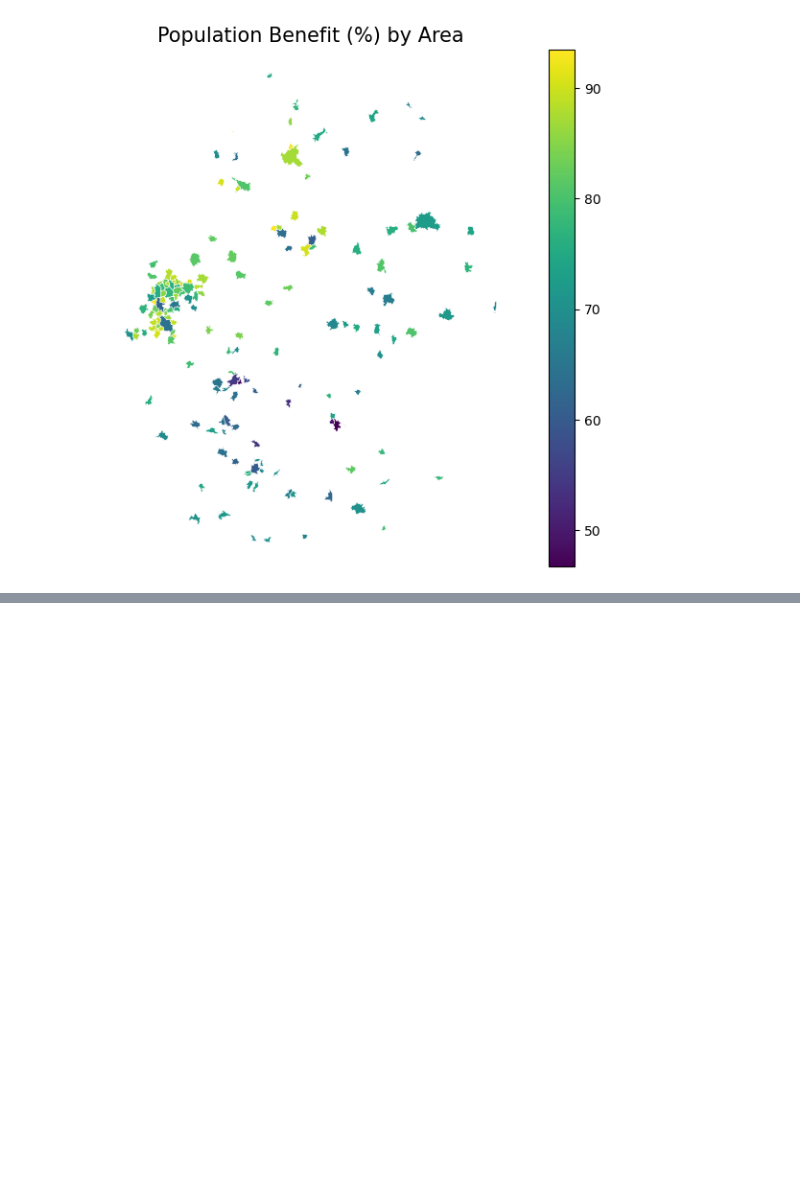
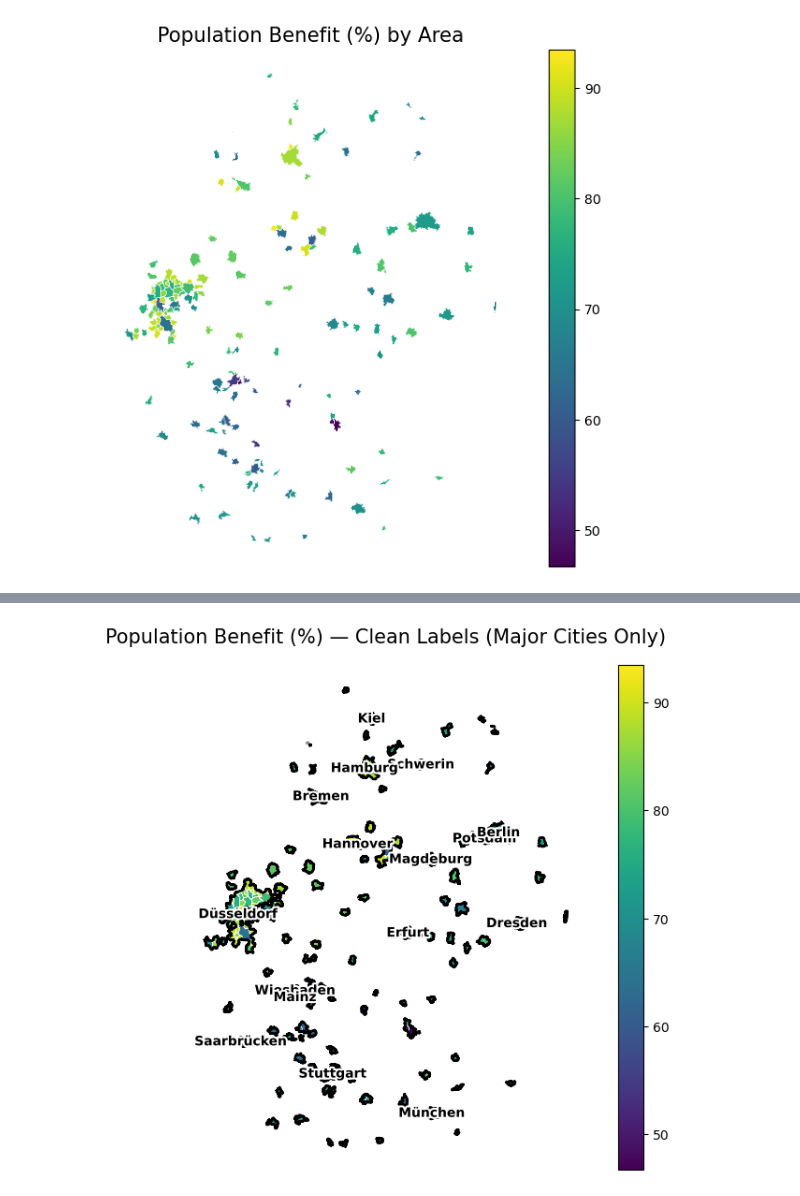
Before and after one commit to ioer-dresden/jupyter-book-ioerdata, a Jupyter notebook: notebooks/ioerdata_api/03_basic_visualization.ipynb, the cells around one changed output, grey strips where cells are left out. Drawn from its saved outputs; the diff is of its cells as text; code cells hidden in the pictures; blank space fills up the shorter version.

```diff
--- a/notebooks/ioerdata_api/03_basic_visualization.ipynb
+++ b/notebooks/ioerdata_api/03_basic_visualization.ipynb
@@ -71,0 +99,61 @@ Index(['AGS', 'GEN', 'NUTS', 'Shape_Leng', 'Shape_Area', 'Pop_Benefit_Percent',
+# %%
+# --- Clean labels cell: label only a curated set of major cities ---
+# Uses:
+#  - only a small set of names (reduces clutter)
+#  - label halo for readability
+#  - representative_point() so labels fall inside polygons
+
+import matplotlib.pyplot as plt
+import matplotlib.patheffects as pe
+
+# Pick which cities to label (edit this list to match your reference map)
+major_cities = {
+    "Hamburg", "Berlin", "München", "Munich", "Stuttgart", "Dresden",
+    "Bremen", "Hannover", "Hanover", "Kiel", "Schwerin", "Potsdam",
+    "Magdeburg", "Erfurt", "Wiesbaden", "Mainz", "Saarbrücken", "Saarbrucken",
+    "Düsseldorf", "Duesseldorf"
+}
+
+name_col = "GEN"  # your city/district name column
+
+# Filter to label only major cities AND only where affected
+affected = gdf[gdf[value_col].fillna(0) > 0].copy()
+label_gdf = affected[affected[name_col].astype(str).isin(major_cities)].copy()
+
+# Borders
+city_borders = gdf.boundary
+country_outline = gdf.dissolve().boundary
+
+# Plot
+fig, ax = plt.subplots(figsize=(9, 7))
+
+gdf.plot(
+    column=value_col,
+    ax=ax,
+    cmap="viridis",
+    legend=True,
+    edgecolor="none",
+    missing_kwds={"color": "lightgrey"}
+)
+
+city_borders.plot(ax=ax, linewidth=0.4, color="white", alpha=0.9)
+country_outline.plot(ax=ax, linewidth=1.8, color="black")
+
+# Add clean labels (with white halo)
+if len(label_gdf) > 0:
+    pts = label_gdf.geometry.representative_point()
+    for x, y, name in zip(pts.x, pts.y, label_gdf[name_col].astype(str)):
+        txt = ax.text(
+            x, y, name,
+            fontsize=10, fontweight="bold",
+            ha="center", va="center",
+            color="black",
+            zorder=10
+        )
+        txt.set_path_effects([pe.withStroke(linewidth=3, foreground="white")])
+
+ax.set_title("Population Benefit (%) — Clean Labels (Major Cities Only)", fontsize=15)
+ax.set_axis_off()
+plt.show()
+# %% [output]
+[figure, added]
```
Also changed, not shown: parts of 4 cells of this notebook.
